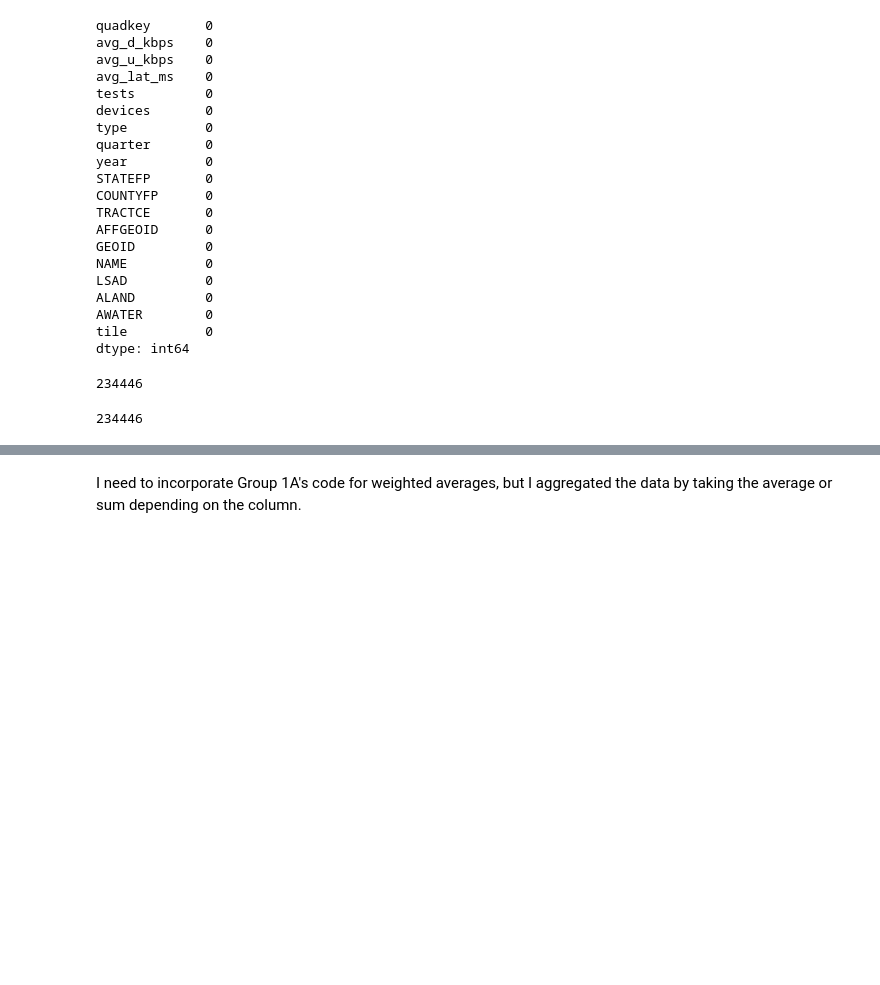
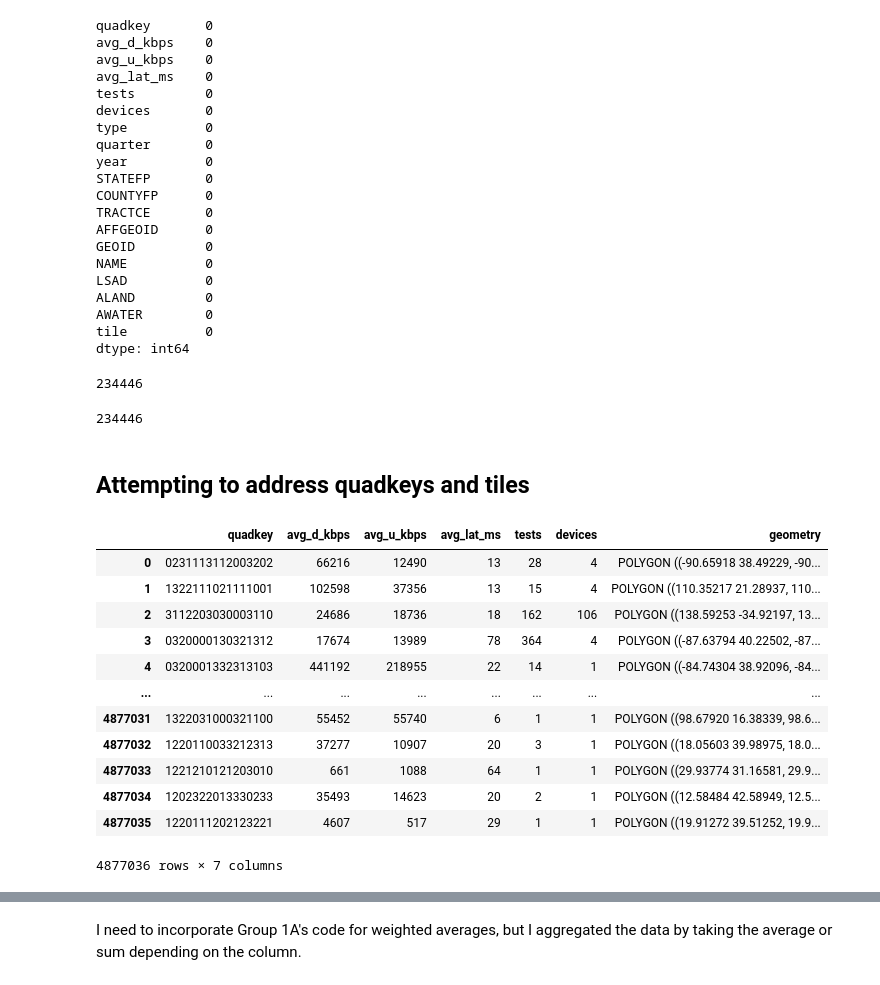
Before and after one commit to datascisteven/DataKind-CDAC-Project, a Jupyter notebook: index.ipynb, the cells around one changed output, grey strips where cells are left out. Cells and saved outputs as stored; diff of their text form; code cells hidden in the pictures; blank space fills up the shorter version.

```diff
--- a/index.ipynb
+++ b/index.ipynb
@@ -529,3 +534,22 @@ ny_3.tile.nunique()
 ny_3.quadkey.nunique()
 # %% [output]
 234446
+# %% [markdown]
+## Attempting to address quadkeys and tiles
+# %%
+fixed_ookla_shp = gpd.read_file('data/z-archive/Ookla/ookla-data/2019-01-01_performance_fixed_tiles/gps_fixed_tiles.shp')
+fixed_ookla_shp
+# %% [output]
+|  | quadkey | avg_d_kbps | avg_u_kbps | avg_lat_ms | tests | devices | geometry |
+| 0 | 0231113112003202 | 66216 | 12490 | 13 | 28 | 4 | POLYGON ((-90.65918 38.49229, -90... |
+| 1 | 1322111021111001 | 102598 | 37356 | 13 | 15 | 4 | POLYGON ((110.35217 21.28937, 110... |
+| 2 | 3112203030003110 | 24686 | 18736 | 18 | 162 | 106 | POLYGON ((138.59253 -34.92197, 13... |
+| 3 | 0320000130321312 | 17674 | 13989 | 78 | 364 | 4 | POLYGON ((-87.63794 40.22502, -87... |
+| 4 | 0320001332313103 | 441192 | 218955 | 22 | 14 | 1 | POLYGON ((-84.74304 38.92096, -84... |
+| ... | ... | ... | ... | ... | ... | ... | ... |
+| 4877031 | 1322031000321100 | 55452 | 55740 | 6 | 1 | 1 | POLYGON ((98.67920 16.38339, 98.6... |
+| 4877032 | 1220110033212313 | 37277 | 10907 | 20 | 3 | 1 | POLYGON ((18.05603 39.98975, 18.0... |
+| 4877033 | 1221210121203010 | 661 | 1088 | 64 | 1 | 1 | POLYGON ((29.93774 31.16581, 29.9... |
+| 4877034 | 1202322013330233 | 35493 | 14623 | 20 | 2 | 1 | POLYGON ((12.58484 42.58949, 12.5... |
+| 4877035 | 1220111202123221 | 4607 | 517 | 29 | 1 | 1 | POLYGON ((19.91272 39.51252, 19.9... |
+4877036 rows × 7 columns
```
Also changed, not shown: parts of 45 cells of this notebook, 5 other files.
